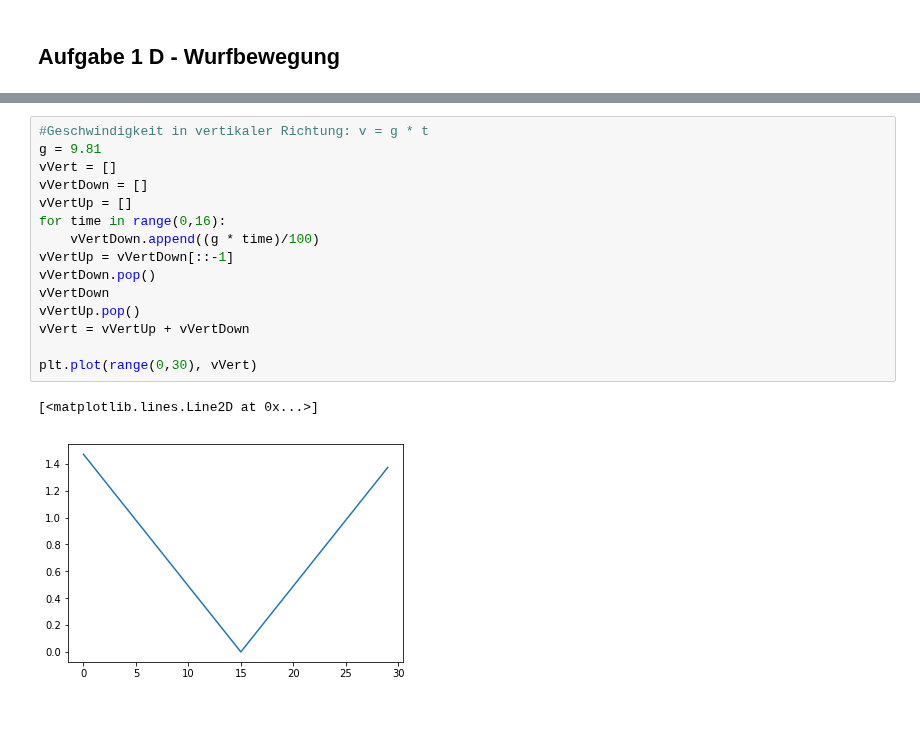
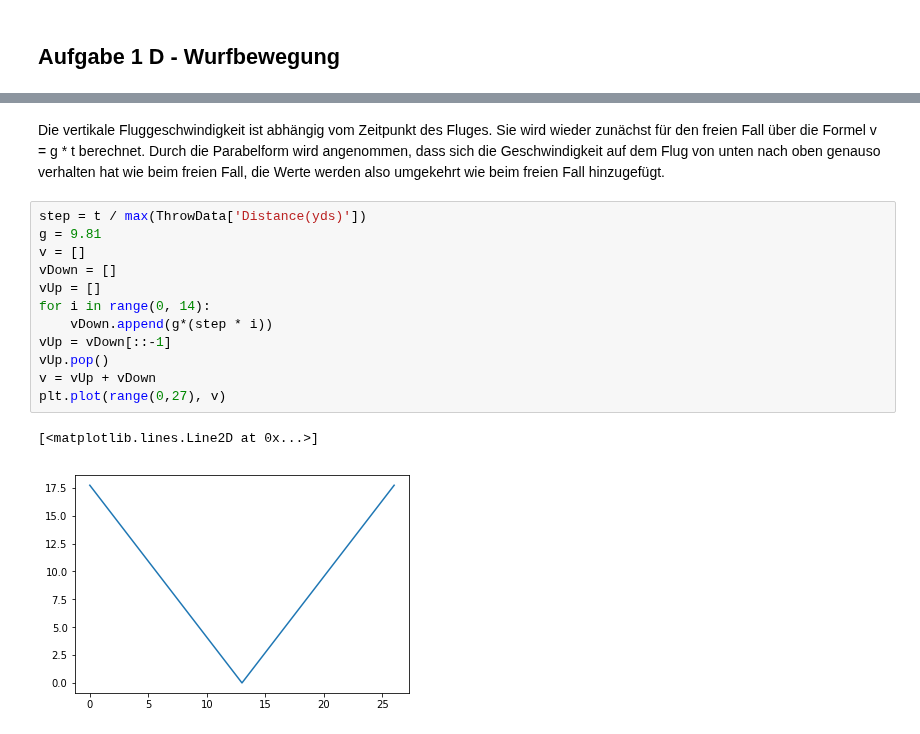
Before and after one commit to darenegade/modellbildung, a Jupyter notebook: Abgabe1/Abgabe1.ipynb, the cells around one changed output, grey strips where cells are left out. Saved outputs shown, nothing was run; the diff lists cells and outputs as text.

Commit message:
Kommentare zu den Aufgaben hinzugefügt, 1D angepasst

```diff
--- a/Abgabe1/Abgabe1.ipynb
+++ b/Abgabe1/Abgabe1.ipynb
@@ -119,18 +136,17 @@ Die Horizontale Geschwindigkeit beträgt: 7.5230415289398636m/s
-# %%
-#Geschwindigkeit in vertikaler Richtung: v = g * t
-g = 9.81
-vVert = []
-vVertDown = []
-vVertUp = []
-for time in range(0,16):
-    vVertDown.append((g * time)/100)
-vVertUp = vVertDown[::-1]
-vVertDown.pop()
-vVertDown
-vVertUp.pop()
-vVert = vVertUp + vVertDown
-
-plt.plot(range(0,30), vVert)
-# %% [output]
-[<matplotlib.lines.Line2D at 0x...>]
-[figure, removed]
+# %% [markdown]
+Die vertikale Fluggeschwindigkeit ist abhängig vom Zeitpunkt des Fluges. Sie wird wieder zunächst für den freien Fall über die Formel v = g * t berechnet. Durch die Parabelform wird angenommen, dass sich die Geschwindigkeit auf dem Flug von unten nach oben genauso verhalten hat wie beim freien Fall, die Werte werden also umgekehrt wie beim freien Fall hinzugefügt.
+# %%
+step = t / max(ThrowData['Distance(yds)'])
+g = 9.81
+v = []
+vDown = []
+vUp = []
+for i in range(0, 14):
+    vDown.append(g*(step * i))
+vUp = vDown[::-1]
+vUp.pop()
+v = vUp + vDown
+plt.plot(range(0,27), v)
+# %% [output]
+[<matplotlib.lines.Line2D at 0x...>]
+[figure, added]
```
Also changed, not shown: parts of 14 cells of this notebook.
